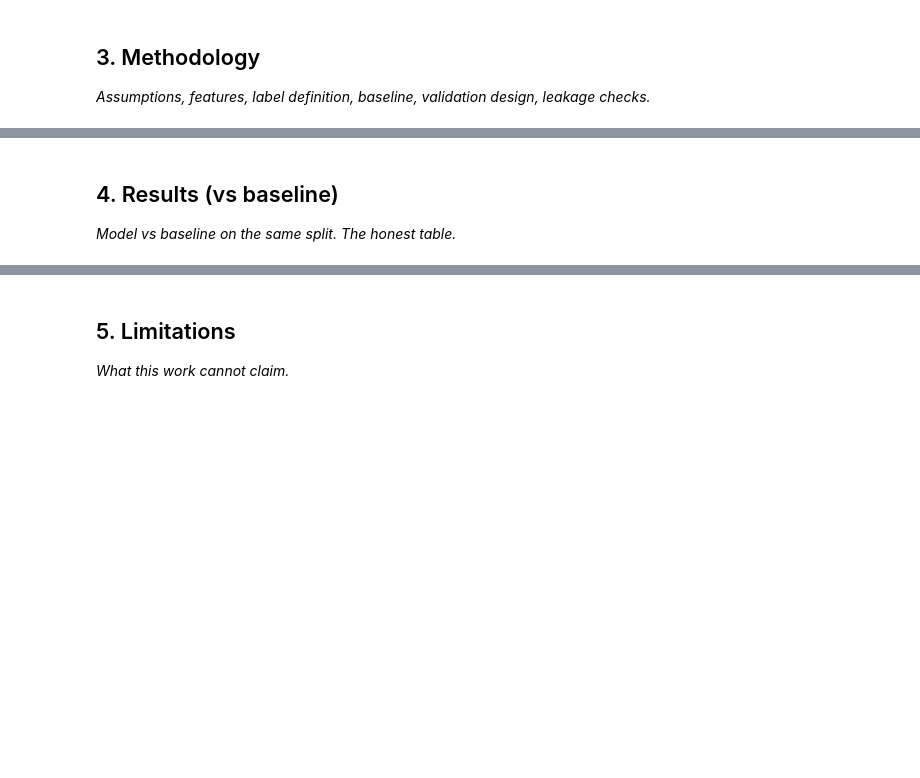
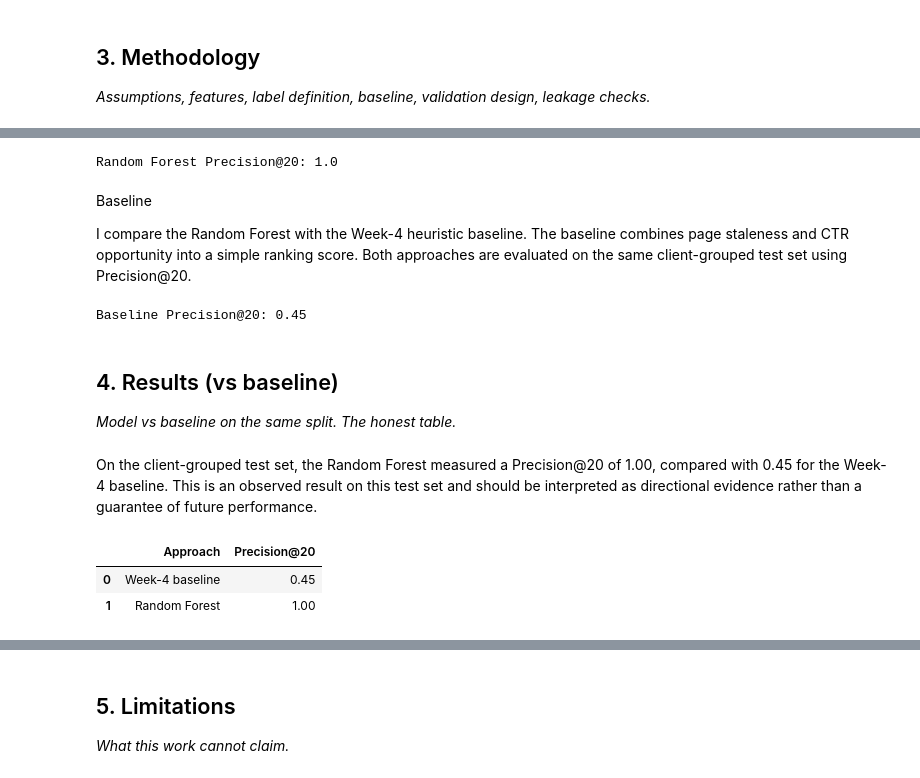
Before and after one commit to Srilaya30/flyrank-ml-internship, a Jupyter notebook: work/notebooks/capstone.ipynb, the cells around one changed output, grey strips where cells are left out. Saved outputs shown, nothing was run; the diff lists cells and outputs as text; code cells hidden in the pictures; blank space fills up the shorter version.

```diff
--- a/work/notebooks/capstone.ipynb
+++ b/work/notebooks/capstone.ipynb
@@ -21,4 +224,75 @@ This skeleton is yours to fill. Work the sections **in order** — each one has
+# %%
+def precision_at_k(y_true, scores, k):
+    order = np.argsort(scores)[::-1][:k]
+    return np.mean(np.asarray(y_true)[order])
+
+model_p20 = precision_at_k(
+    y_test.to_numpy(),
+    y_prob,
+    20
+)
+
+print(
+    "Random Forest Precision@20:",
+    round(model_p20, 4)
+)
+# %% [output]
+Random Forest Precision@20: 1.0
+# %% [markdown]
+Baseline
+
+I compare the Random Forest with the Week-4 heuristic baseline. The baseline combines page staleness and CTR opportunity into a simple ranking score. Both approaches are evaluated on the same client-grouped test set using Precision@20.
+# %%
+baseline_test = df.iloc[test_idx].copy()
+
+baseline_test["staleness_score"] = (
+    baseline_test["days_since_last_update"]
+    .rank(method="average", pct=True)
+)
+
+baseline_test["ctr_opportunity_score"] = (
+    1
+    - baseline_test["ctr"]
+    .rank(method="average", pct=True)
+)
+
+baseline_test["baseline_score"] = (
+    0.60 * baseline_test["staleness_score"]
+    + 0.40 * baseline_test["ctr_opportunity_score"]
+)
+
+baseline_p20 = precision_at_k(
+    baseline_test["is_declining_label"].to_numpy(),
+    baseline_test["baseline_score"].to_numpy(),
+    20
+)
+
+print(
+    "Baseline Precision@20:",
+    round(baseline_p20, 4)
+)
+# %% [output]
+Baseline Precision@20: 0.45
 # %% [markdown]
 ## 4. Results (vs baseline)
 
 *Model vs baseline on the same split. The honest table.*
+# %% [markdown]
+On the client-grouped test set, the Random Forest measured a Precision@20 of 1.00, compared with 0.45 for the Week-4 baseline. This is an observed result on this test set and should be interpreted as directional evidence rather than a guarantee of future performance.
+# %%
+comparison = pd.DataFrame({
+    "Approach": [
+        "Week-4 baseline",
+        "Random Forest"
+    ],
+    "Precision@20": [
+        baseline_p20,
+        model_p20
+    ]
+})
+
+comparison
+# %% [output]
+|  | Approach | Precision@20 |
+| 0 | Week-4 baseline | 0.45 |
+| 1 | Random Forest | 1.00 |
```
Also changed, not shown: parts of 18 cells of this notebook.
